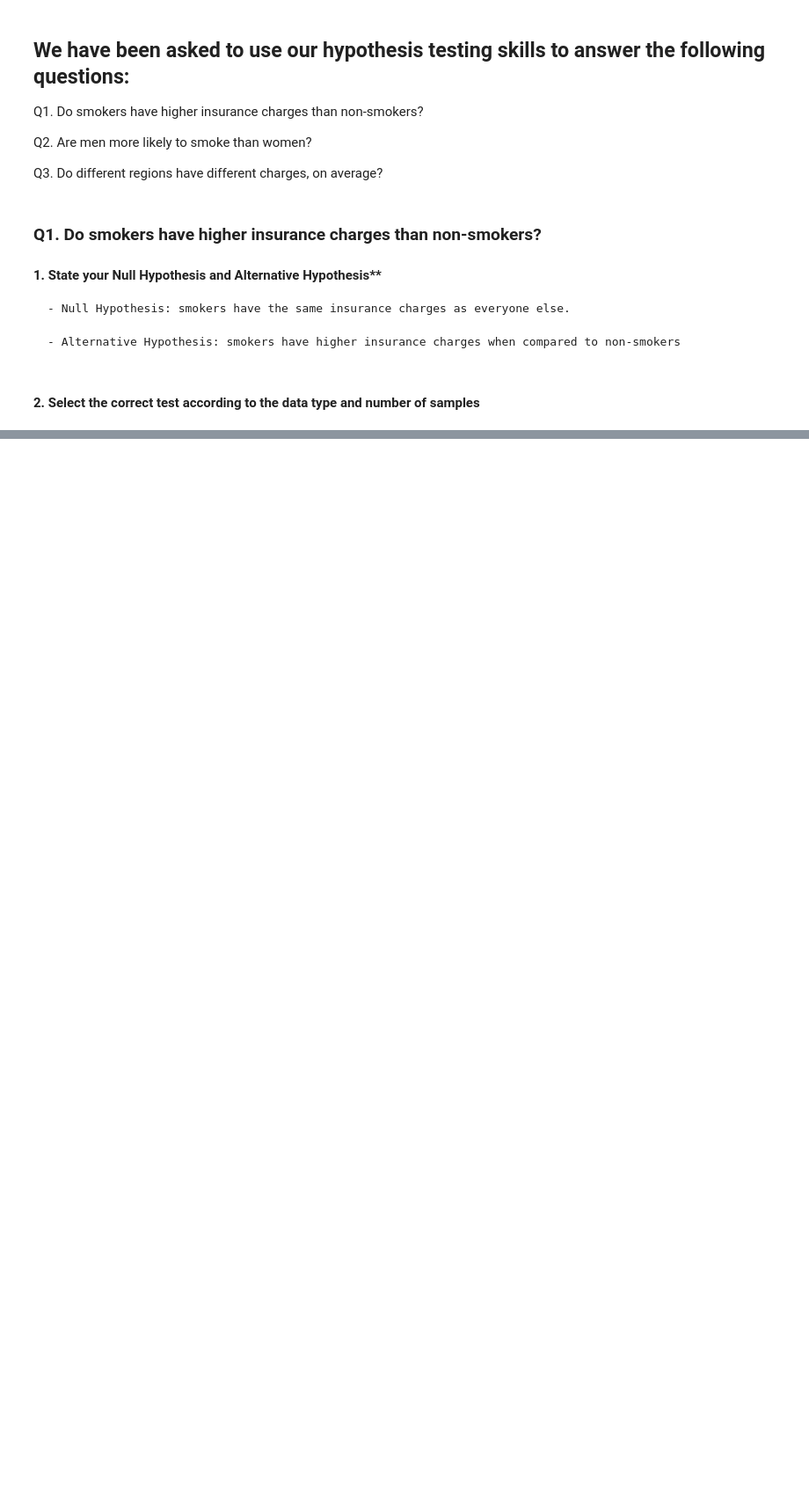
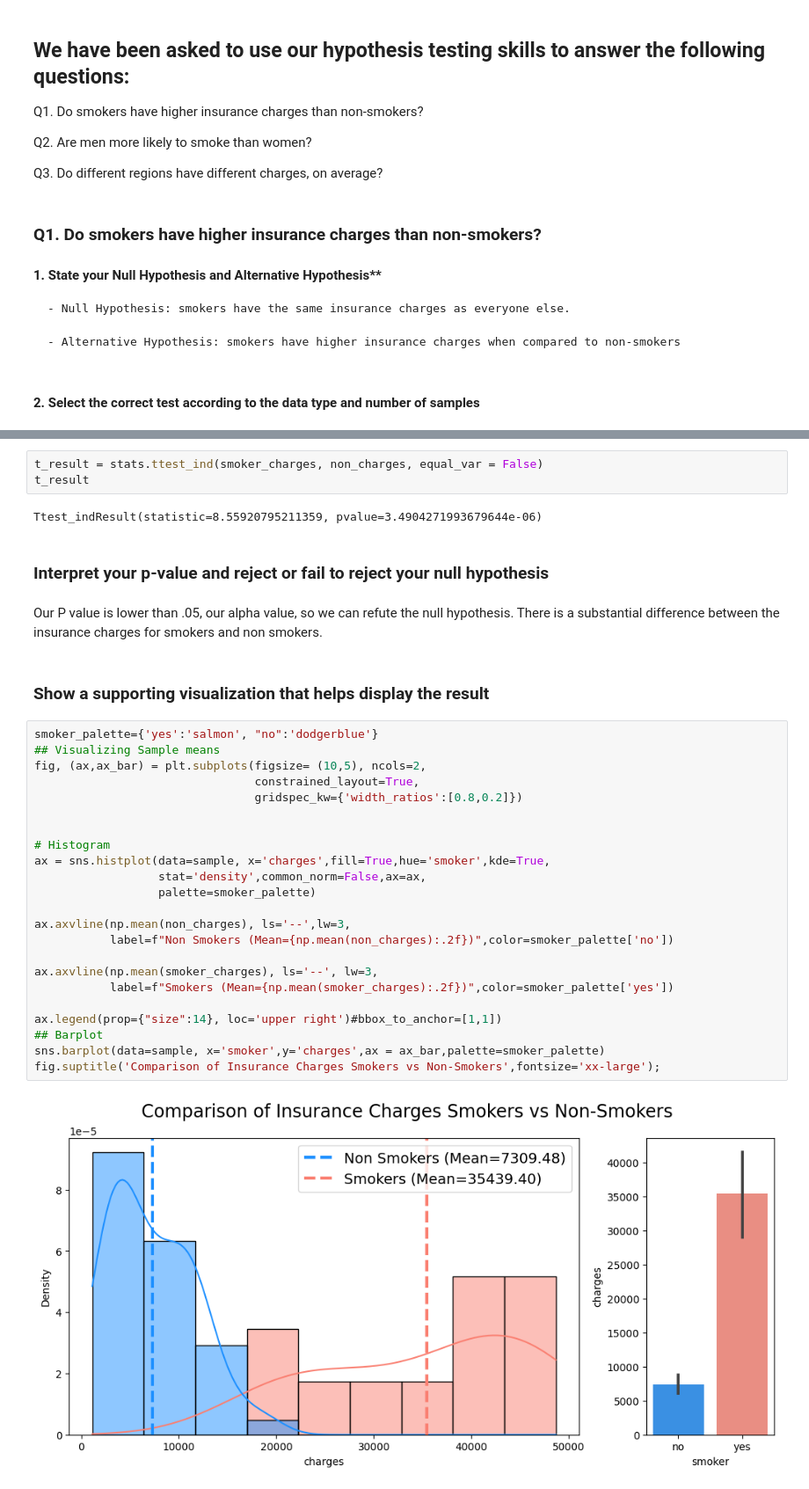
Before and after one commit to blakedshull/Hypothesis-Testing-with-Insurance-Data, a Jupyter notebook: Hypothesis Testing with Insurance Data.ipynb, the cells around one changed output, grey strips where cells are left out. Shown at 88% size. Saved outputs shown, nothing was run; the diff lists cells and outputs as text; blank space fills up the shorter version.

```diff
--- a/Hypothesis Testing with Insurance Data.ipynb
+++ b/Hypothesis Testing with Insurance Data.ipynb
@@ -35,0 +170,36 @@ This is a T test, because we are testing if the means of two groups are differen
+# %%
+t_result = stats.ttest_ind(smoker_charges, non_charges, equal_var = False)
+t_result
+# %% [output]
+Ttest_indResult(statistic=8.55920795211359, pvalue=3.4904271993679644e-06)
+# %% [markdown]
+### Interpret your p-value and reject or fail to reject your null hypothesis
+# %% [markdown]
+Our P value is lower than .05, our alpha value, so we can refute the null hypothesis.  There is a substantial difference between the insurance charges for smokers and non smokers.
+# %% [markdown]
+### Show a supporting visualization that helps display the result
+# %%
+smoker_palette={'yes':'salmon', "no":'dodgerblue'}
+## Visualizing Sample means
+fig, (ax,ax_bar) = plt.subplots(figsize= (10,5), ncols=2,
+                                constrained_layout=True,
+                                gridspec_kw={'width_ratios':[0.8,0.2]})
+
+
+# Histogram
+ax = sns.histplot(data=sample, x='charges',fill=True,hue='smoker',kde=True,
+                  stat='density',common_norm=False,ax=ax,
+                  palette=smoker_palette)
+
+ax.axvline(np.mean(non_charges), ls='--',lw=3,
+           label=f"Non Smokers (Mean={np.mean(non_charges):.2f})",color=smoker_palette['no'])
+
+ax.axvline(np.mean(smoker_charges), ls='--', lw=3,
+           label=f"Smokers (Mean={np.mean(smoker_charges):.2f})",color=smoker_palette['yes'])
+
+ax.legend(prop={"size":14}, loc='upper right')#bbox_to_anchor=[1,1])
+## Barplot
+sns.barplot(data=sample, x='smoker',y='charges',ax = ax_bar,palette=smoker_palette)
+fig.suptitle('Comparison of Insurance Charges Smokers vs Non-Smokers',fontsize='xx-large');
+# %% [output]
+[figure, added]
```
Also changed, not shown: parts of 25 cells of this notebook.
